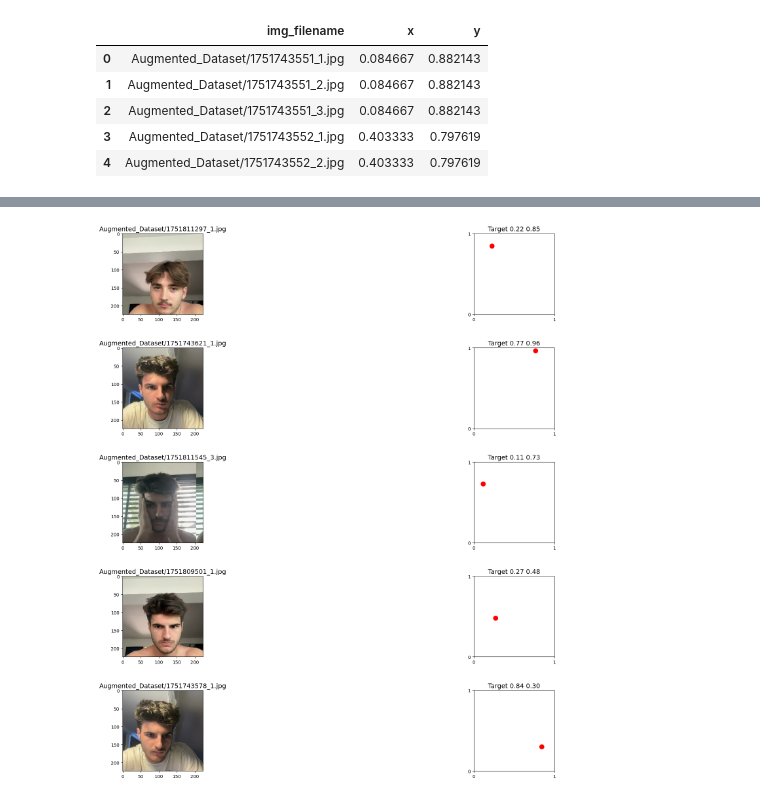
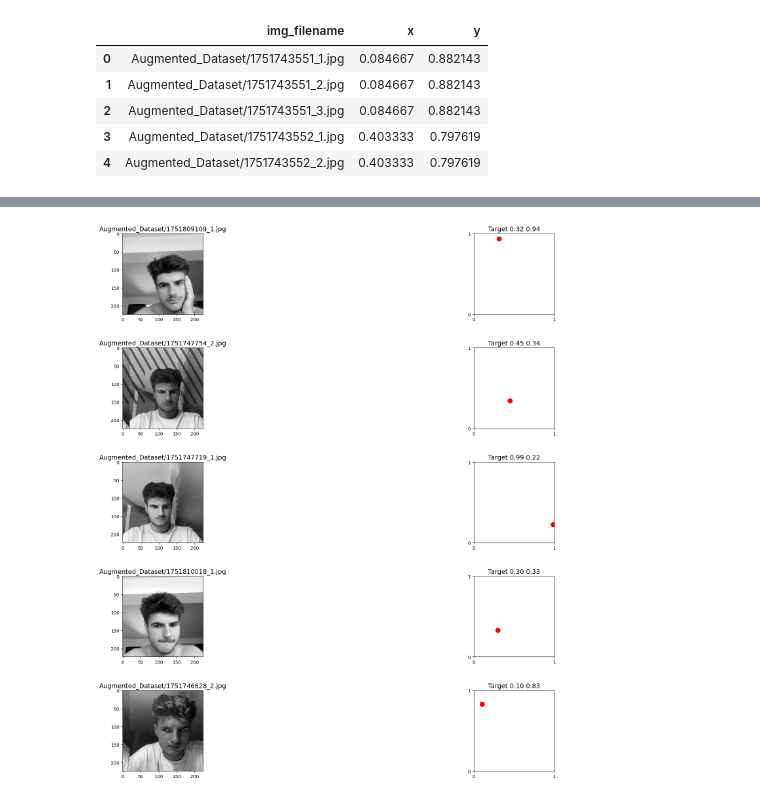
Before and after one commit to eliottvalette/Eye-Tracker, a Jupyter notebook: dataset_check.ipynb, the cells around one changed output, grey strips where cells are left out. Cells and saved outputs as stored; diff of their text form; code cells hidden in the pictures.

```diff
--- a/dataset_check.ipynb
+++ b/dataset_check.ipynb
@@ -33,10 +33,15 @@ for i in range(NUM_IMAGES):
     x = 1 - x
     y = 1 - y
 
-    # Image
+    # Image - convert to grayscale
     img = plt.imread(img_path)
+    if len(img.shape) == 3:  # If RGB image
+        img_gray = 0.299 * img[:,:,0] + 0.587 * img[:,:,1] + 0.114 * img[:,:,2]
+    else:
+        img_gray = img
+
     plt.subplot(NUM_IMAGES, 2, 2*i+1)
-    plt.imshow(img)
+    plt.imshow(img_gray, cmap='gray')
     plt.title(f"{img_path}", fontsize=14)  # Increased font size
 
     # Target (x, y) in a 1×1 square
@@ -63,33 +68,38 @@ NUM_IMAGES = 5
 plt.figure(figsize=(30, 18))  # Increased figure size for bigger images
 for i in range(NUM_IMAGES):
     img_path, x, y = augmented_dataset.iloc[rd.randint(0, len(augmented_dataset))]
 
     # mirror x and y
     x = 1 - x
     y = 1 - y
 
-    # Image
+    # Image - convert to grayscale
     img = plt.imread(img_path)
+    if len(img.shape) == 3:  # If RGB image
+        img_gray = 0.299 * img[:,:,0] + 0.587 * img[:,:,1] + 0.114 * img[:,:,2]
+    else:
+        img_gray = img
+
     plt.subplot(NUM_IMAGES, 2, 2*i+1)
-    plt.imshow(img)
+    plt.imshow(img_gray, cmap='gray')
     plt.title(f"{img_path}", fontsize=14)  # Increased font size
 
     # Target (x, y) in a 1×1 square
     ax = plt.subplot(NUM_IMAGES, 2, 2*i+2)
     ax.plot(x, y, 'ro', markersize=10)  # Increased marker size
 
     # keep the limits fixed at [0, 1] even after enforcing square aspect
     ax.set_xlim(0, 1)
     ax.set_ylim(0, 1)
     ax.set_aspect('equal', adjustable='box')
 
     # optional: show only the 0 and 1 ticks
     ax.set_xticks([0, 1])
     ax.set_yticks([0, 1])
 
     ax.set_title(f"Target {x:.2f} {y:.2f}", fontsize=14)  # Increased font size
 
 plt.tight_layout(pad=4.0)  # Increased padding for better spacing
 plt.show()
 # %% [output]
-[figure, old version]
+[figure, new version]
```
Also changed, not shown: parts of 1 cell of this notebook, 12 other files.
